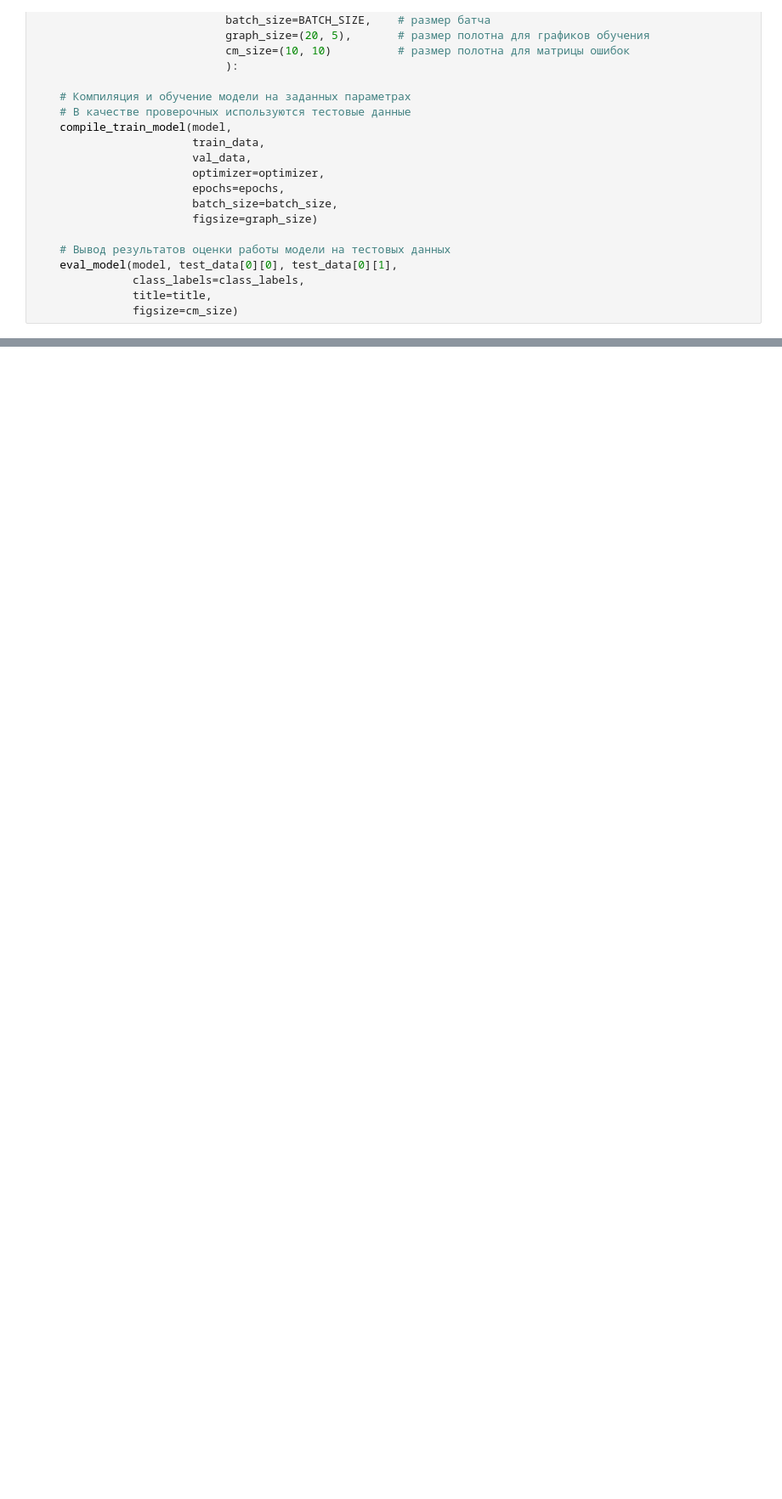
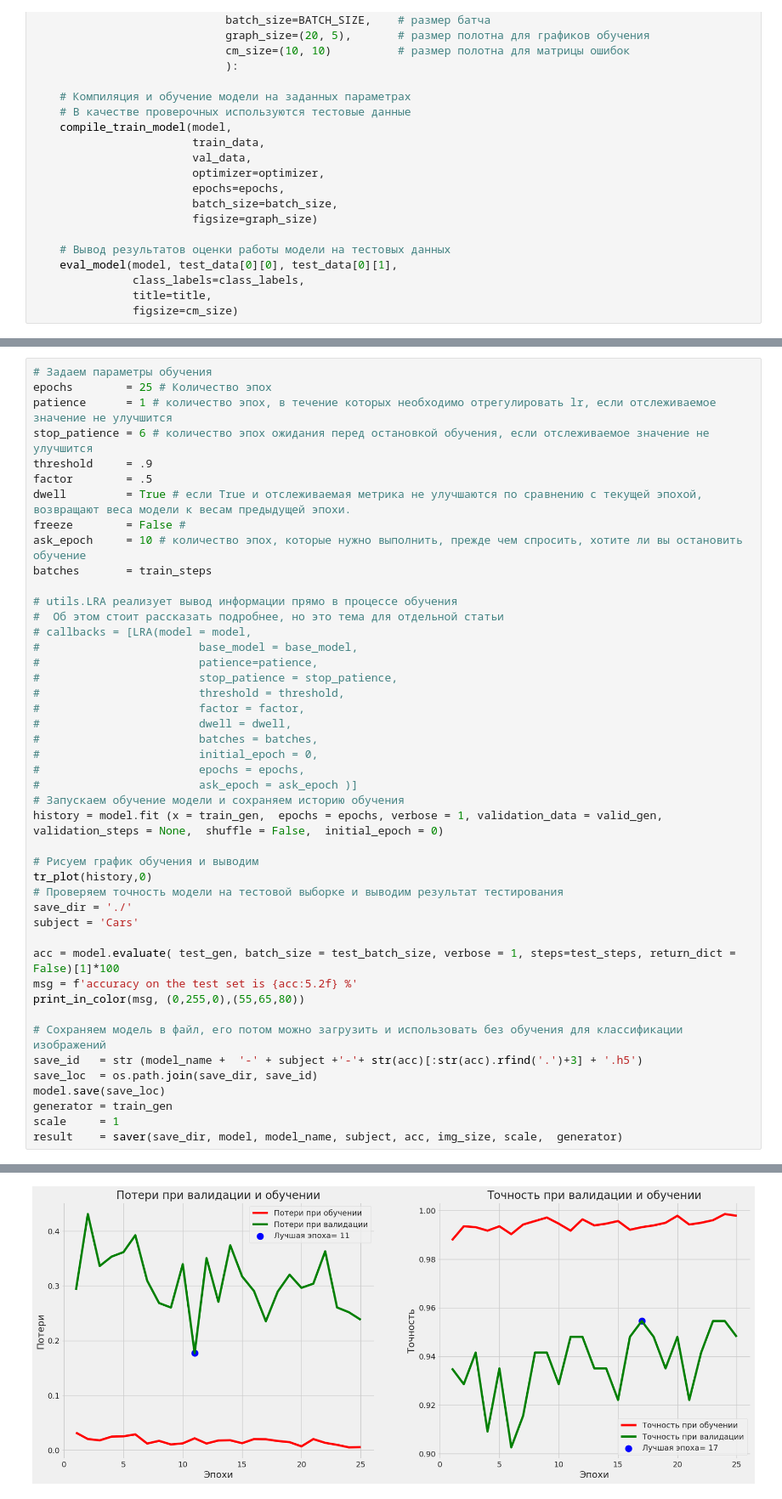
Before and after one commit to kuzovkov/neural-university, a Jupyter notebook: ДЗ_Ultra_Pro_Базовый_блок_|_Сверточные_нейронные_сети_|_УИИ.ipynb, the cells around one changed output, grey strips where cells are left out. Shown at 85% size. Drawn from its saved outputs; the diff is of its cells as text; blank space fills up the shorter version.

```diff
--- a/ДЗ_Ultra_Pro_Базовый_блок_|_Сверточные_нейронные_сети_|_УИИ.ipynb
+++ b/ДЗ_Ultra_Pro_Базовый_блок_|_Сверточные_нейронные_сети_|_УИИ.ipynb
@@ -876,0 +1363,46 @@ Epoch 15/15
+# %%
+# Задаем параметры обучения
+epochs        = 25 # Количество эпох
+patience      = 1 # количество эпох, в течение которых необходимо отрегулировать lr, если отслеживаемое значение не улучшится
+stop_patience = 6 # количество эпох ожидания перед остановкой обучения, если отслеживаемое значение не улучшится
+threshold     = .9
+factor        = .5
+dwell         = True # если True и отслеживаемая метрика не улучшаются по сравнению с текущей эпохой, возвращают веса модели к весам предыдущей эпохи.
+freeze        = False #
+ask_epoch     = 10 # количество эпох, которые нужно выполнить, прежде чем спросить, хотите ли вы остановить обучение
+batches       = train_steps
+
+# utils.LRA реализует вывод информации прямо в процессе обучения
+#  Об этом стоит рассказать подробнее, но это тема для отдельной статьи
+# callbacks = [LRA(model = model,
+#                        base_model = base_model,
+#                        patience=patience,
+#                        stop_patience = stop_patience,
+#                        threshold = threshold,
+#                        factor = factor,
+#                        dwell = dwell,
+#                        batches = batches,
+#                        initial_epoch = 0,
+#                        epochs = epochs,
+#                        ask_epoch = ask_epoch )]
+# Запускаем обучение модели и сохраняем историю обучения
+history = model.fit (x = train_gen,  epochs = epochs, verbose = 1, validation_data = valid_gen, validation_steps = None,  shuffle = False,  initial_epoch = 0)
+
+# Рисуем график обучения и выводим
+tr_plot(history,0)
+# Проверяем точность модели на тестовой выборке и выводим результат тестирования
+save_dir = './'
+subject = 'Cars'
+
+acc = model.evaluate( test_gen, batch_size = test_batch_size, verbose = 1, steps=test_steps, return_dict = False)[1]*100
+msg = f'accuracy on the test set is {acc:5.2f} %'
+print_in_color(msg, (0,255,0),(55,65,80))
+
+# Сохраняем модель в файл, его потом можно загрузить и использовать без обучения для классификации изображений
+save_id   = str (model_name +  '-' + subject +'-'+ str(acc)[:str(acc).rfind('.')+3] + '.h5')
+save_loc  = os.path.join(save_dir, save_id)
+model.save(save_loc)
+generator = train_gen
+scale     = 1
+result    = saver(save_dir, model, model_name, subject, acc, img_size, scale,  generator)
+# %% [output]
@@ -876,0 +1426 @@ Epoch 15/15
+[figure, added]
```
Also changed, not shown: parts of 17 cells of this notebook.
